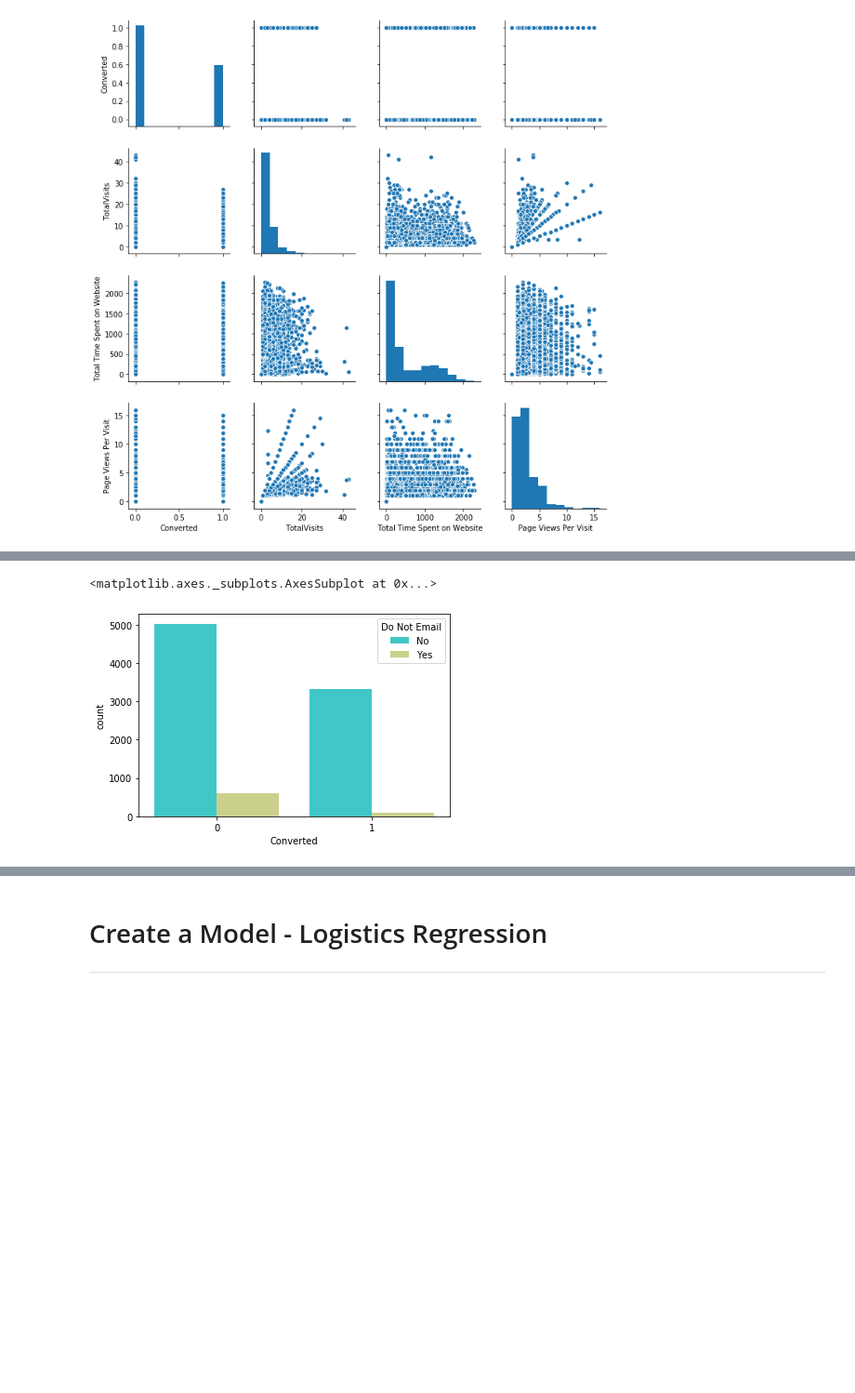
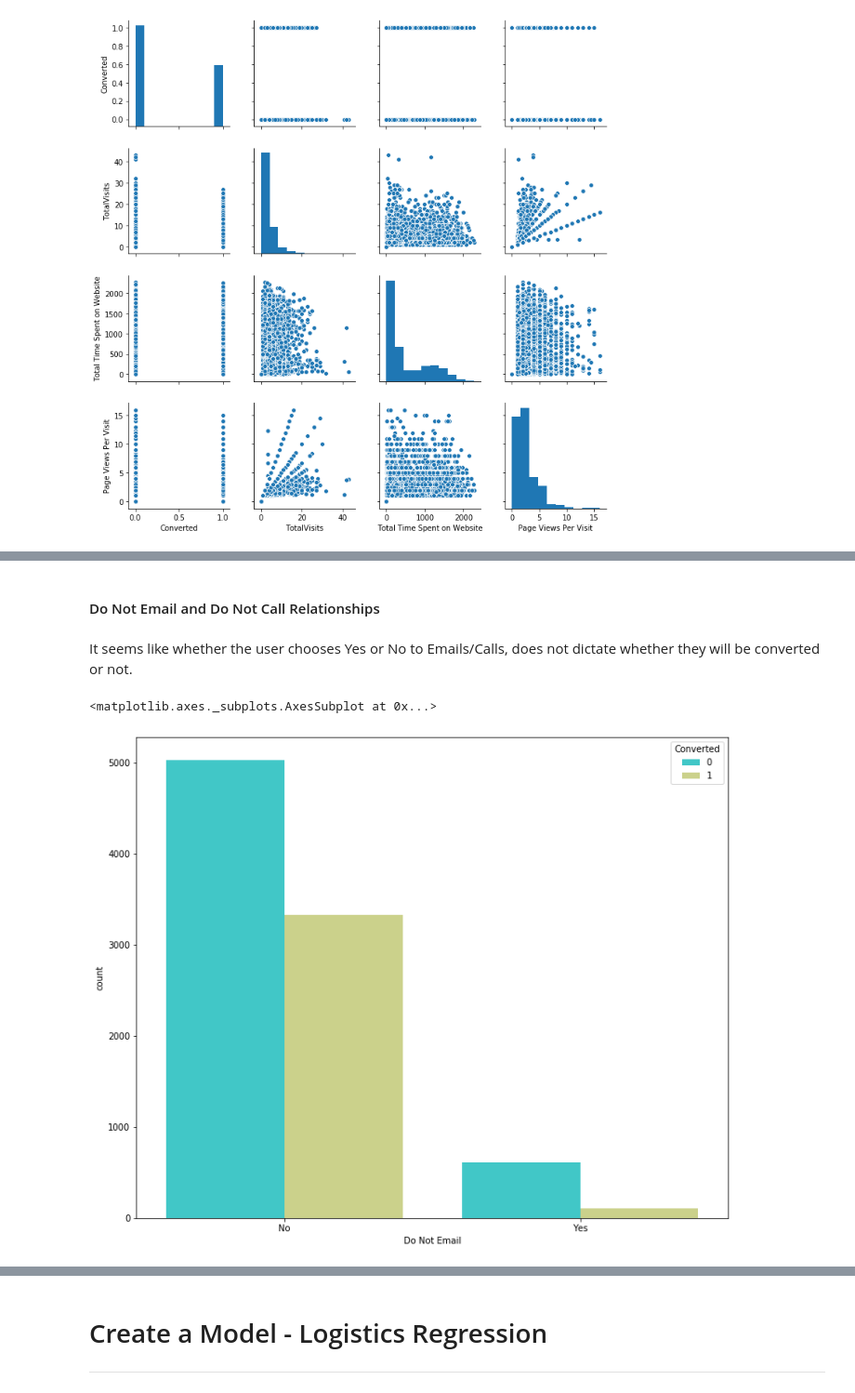
Before and after one commit to EvelinPaulik/Leads-Conversion-Logistic-Regression-Model, a Jupyter notebook: index.ipynb, the cells around one changed output, grey strips where cells are left out. Shown at 93% size. Saved outputs shown, nothing was run; the diff lists cells and outputs as text; code cells hidden in the pictures; blank space fills up the shorter version.

```diff
--- a/index.ipynb
+++ b/index.ipynb
@@ -411,6 +434,10 @@ df['Page Views Per Visit'].hist(bins=30,color='darkred',alpha=0.7)
+# %% [markdown]
+#### Do Not Email and Do Not Call Relationships
+# %% [markdown]
+It seems like whether the user chooses Yes or No to Emails/Calls, does not dictate whether they will be converted or not.
 # %%
-sns.countplot(x='Converted', data=df, hue='Do Not Email', palette='rainbow')
+sns.countplot(x='Do Not Email', data=df, hue='Converted', palette='rainbow')
 # %% [output]
 <matplotlib.axes._subplots.AxesSubplot at 0x...>
-[figure, old version]
+[figure, new version]
 # %%
```
Also changed, not shown: parts of 53 cells of this notebook.
